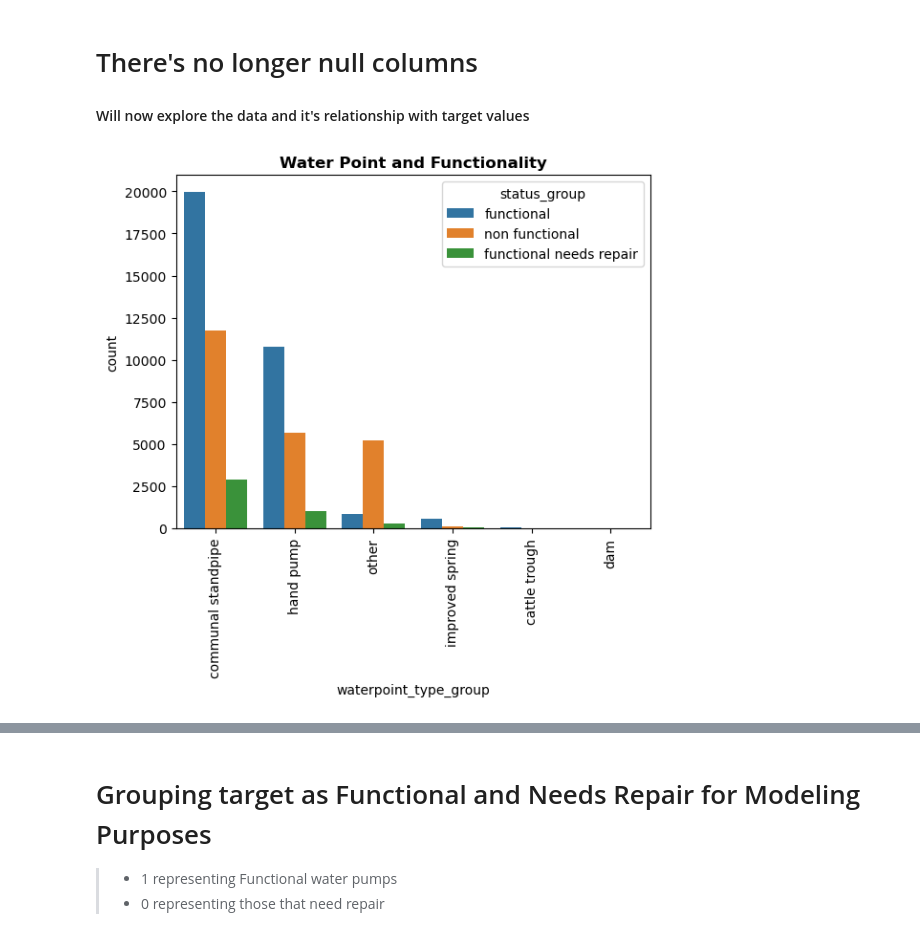
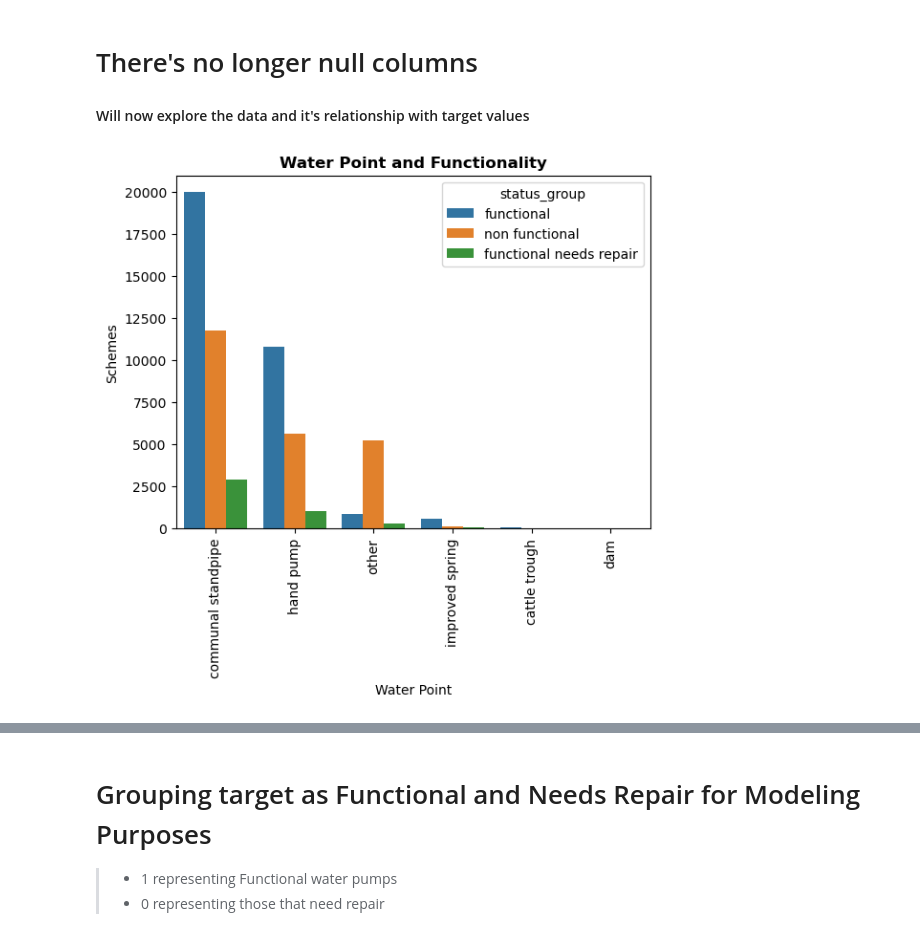
Before and after one commit to Danayt09/Tanzanian_Water_Wells, a Jupyter notebook: EDA.ipynb, the cells around one changed output, grey strips where cells are left out. Saved outputs shown, nothing was run; the diff lists cells and outputs as text; code cells hidden in the pictures.

```diff
--- a/EDA.ipynb
+++ b/EDA.ipynb
@@ -345,10 +346,12 @@ line.create_line()
 # %%
 plt.figure("Water Point Types And Functionality")
 ax = sns.countplot(x='waterpoint_type_group', hue="status_group", data=train_data)
 ax.set_xticklabels(ax.get_xticklabels(), rotation='vertical')
+plt.xlabel('Water Point');
+plt.ylabel('Schemes');
 plt.title('Water Point and Functionality',fontsize=12, fontweight='bold');
 # %% [output]
-[figure, old version]
+[figure, new version]
 # %%
 plt.figure("Water Point Types And Functionality")
 ax = sns.countplot(x='waterpoint_type_group', hue="water_quality", data=train_data)
```
Also changed, not shown: parts of 5 cells of this notebook, 2 other files.
